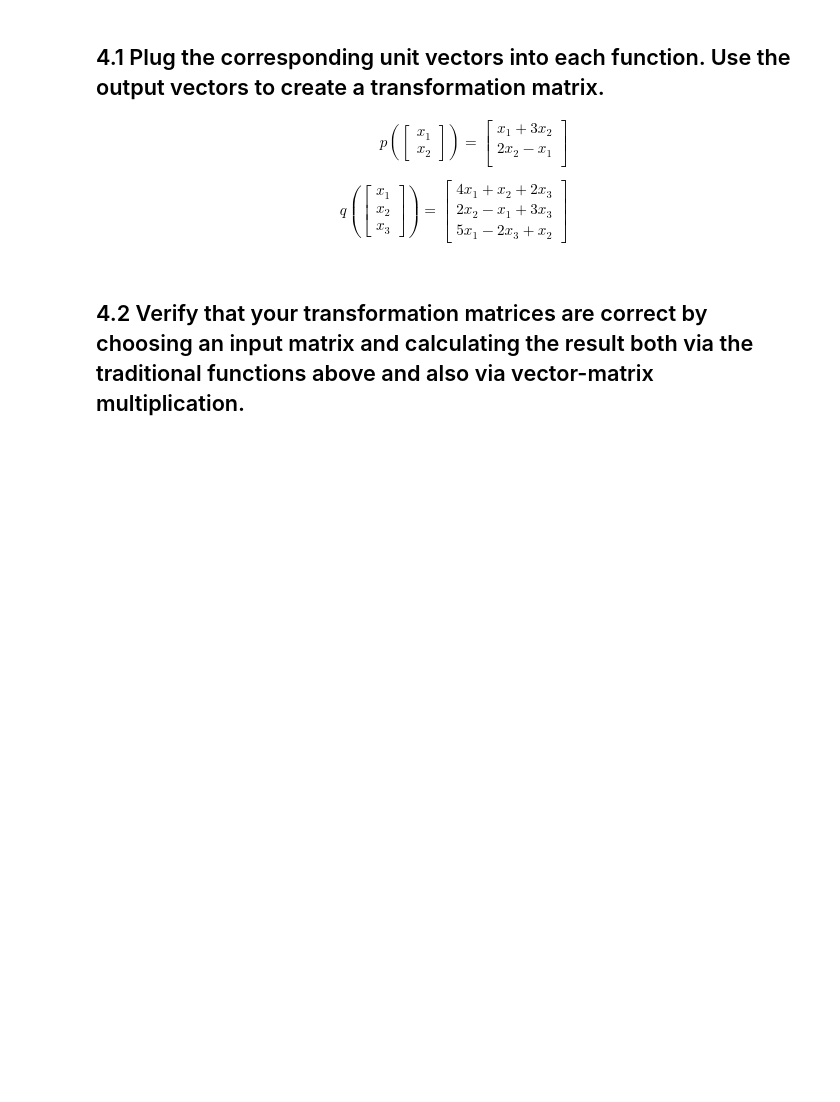
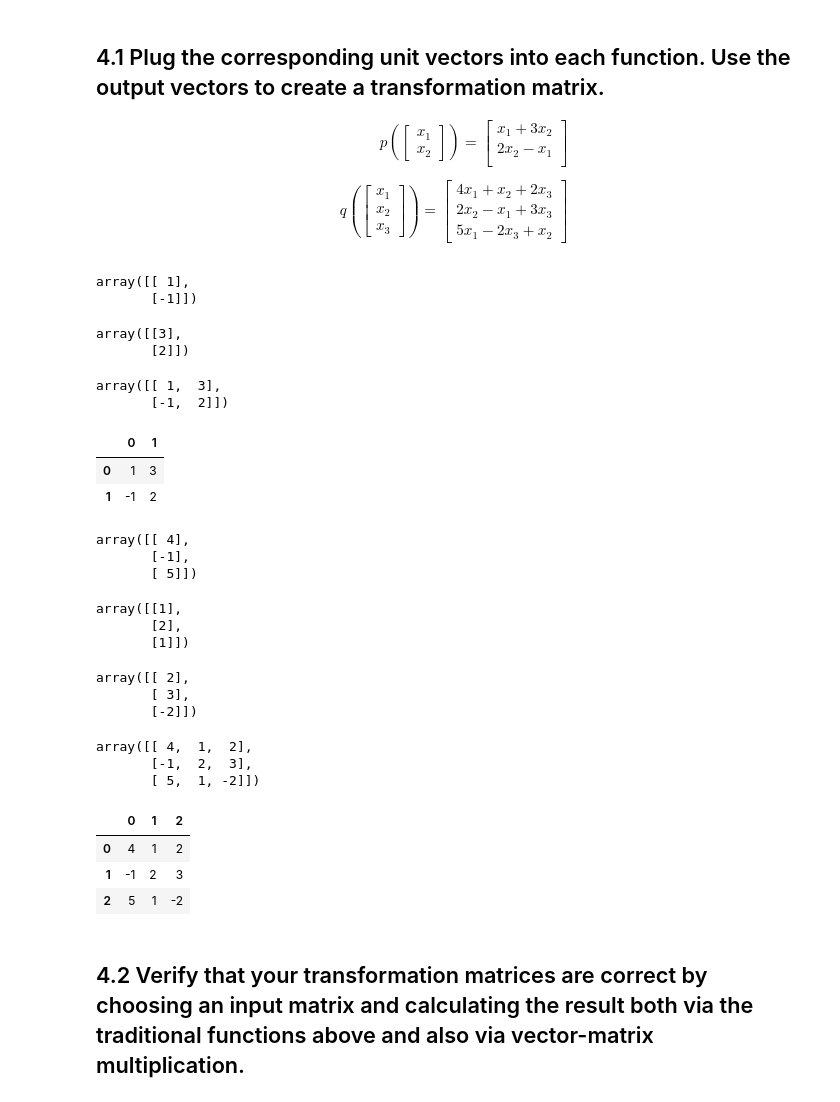
Before and after one commit to Khislatz/DS-Unit-1-Sprint-3-Linear-Algebra, a Jupyter notebook: module3-dimensionality-reduction/Khislat_Zhuraeva_LS_DS_133_High_Dimensional_Data_Assignment.ipynb, the cells around one changed output. Drawn from its saved outputs; the diff is of its cells as text; code cells hidden in the pictures; blank space fills up the shorter version.

```diff
--- a/module3-dimensionality-reduction/Khislat_Zhuraeva_LS_DS_133_High_Dimensional_Data_Assignment.ipynb
+++ b/module3-dimensionality-reduction/Khislat_Zhuraeva_LS_DS_133_High_Dimensional_Data_Assignment.ipynb
@@ -170,0 +189,31 @@ q(\begin{bmatrix}x_1 \\ x_2 \\ x_3\end{bmatrix}) = \begin{bmatrix} 4x_1 + x_2 +
+# %%
+#apply f to x axis unit vector
+i_hat  = np.array([[1],[0]]) # column vector - double brackets
+a = p(i_hat)
+a
+# %% [output]
+array([[ 1],
+       [-1]])
+# %%
+#apply f to y axis unit vector
+j_hat  = np.array([[0],[1]]) # column vector - double brackets
+b = p(j_hat)
+b
+# %% [output]
+array([[3],
+       [2]])
+# %%
+#turn those into a matrix
+#notice this cool np trick for ombining column cectors
+T = np.column_stack([a,b])
+T
+# %% [output]
+array([[ 1,  3],
+       [-1,  2]])
+# %%
+#Turn those into a dataframe, for comparison
+pd.DataFrame(T)
+# %% [output]
+|  | 0 | 1 |
+| 0 | 1 | 3 |
+| 1 | -1 | 2 |
@@ -171,2 +237,46 @@ q(\begin{bmatrix}x_1 \\ x_2 \\ x_3\end{bmatrix}) = \begin{bmatrix} 4x_1 + x_2 +
+# %%
+#apply f to y axis unit vector
+i_hat  = np.array([[1], [0], [0]]) # column vector - double brackets
+a = q(i_hat)
+a
+# %% [output]
+array([[ 4],
+       [-1],
+       [ 5]])
+# %%
+#apply f to x axis unit vector
+j_hat  = np.array([[0],[1], [0]]) # column vector - double brackets
+b = q(j_hat)
+b
+# %% [output]
+array([[1],
+       [2],
+       [1]])
+# %%
+#apply f to z axis unit vector
+k_hat  = np.array([[0],[0],[1]]) # column vector - double brackets
+z = q(k_hat)
+z
+# %% [output]
+array([[ 2],
+       [ 3],
+       [-2]])
+# %%
+#turn those into a matrix
+#notice this cool np trick for ombining column cectors
+T1 = np.column_stack([a,b,z])
+T1
+# %% [output]
+array([[ 4,  1,  2],
+       [-1,  2,  3],
+       [ 5,  1, -2]])
+# %%
+#Turn those into a dataframe, for comparison
+pd.DataFrame(T1)
+# %% [output]
+|  | 0 | 1 | 2 |
+| 0 | 4 | 1 | 2 |
+| 1 | -1 | 2 | 3 |
+| 2 | 5 | 1 | -2 |
 # %% [markdown]
 ## 4.2 Verify that your transformation matrices are correct by choosing an input matrix and calculating the result both via the traditional functions above and also via vector-matrix multiplication.
```
Also changed, not shown: parts of 30 cells of this notebook.
